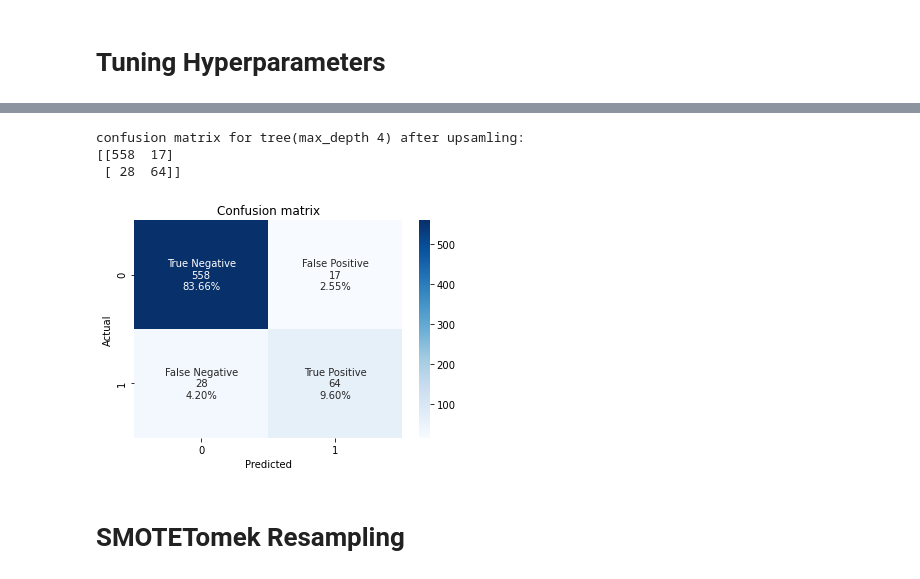
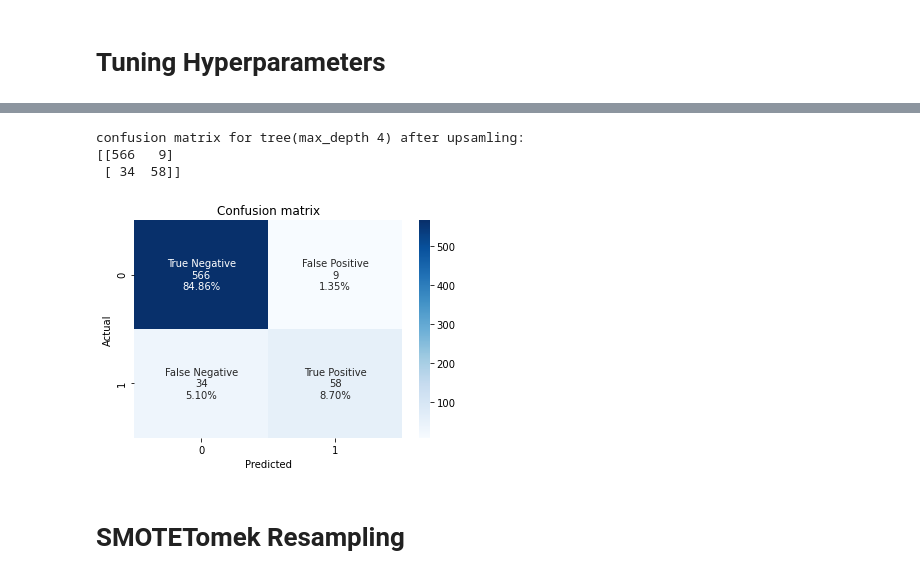
Before and after one commit to aschmirthan/TDT4173_project, a Jupyter notebook: DecisionTree.ipynb, the cells around one changed output, grey strips where cells are left out. Drawn from its saved outputs; the diff is of its cells as text; code cells hidden in the pictures.

```diff
--- a/DecisionTree.ipynb
+++ b/DecisionTree.ipynb
@@ -63,17 +83,0 @@ cv_method = RepeatedStratifiedKFold(n_splits=10,
-# %%
-df_classifier = DecisionTreeClassifier(random_state=5)
-
-params_DT = {'criterion': ['gini', 'entropy'],
-                  'splitter': ['best', 'random'],
-                  'max_depth': [1, 2, 3, 4, 5, 6, 7, 8],
-                  'max_features': [1, 2, 3, 4, 5 ,6],
-                 'min_samples_split': [2, 3, 4]}
-
-gs_DT = GridSearchCV(estimator=df_classifier,
-                     param_grid=params_DT,
-                     cv=cv_method,
-                     n_jobs=-1,
-                     verbose=1,
-                     scoring='f1')
-
-gs_DT.fit(X_train, y_train);
@@ -91,0 +84,23 @@ DecisionTreeClassifier(max_depth=6, max_features=6, random_state=5)
+# %%
+# KFold cross-validation
+
+cv_method = KFold(n_splits=10, shuffle=True, random_state=5)
+# %%
+def tuning_hyperparameters(cv_method=cv_method):
+    tune_tree = DecisionTreeClassifier(random_state=5)
+
+    dt_parameters = {'max_depth': range(1,11),
+                   'max_features': range(4,19)}
+
+    dt_gridSearch = GridSearchCV(tune_tree, dt_parameters,
+    cv=cv_method, n_jobs=-1,
+    verbose=True)
+
+    dt_gridSearch.fit(X_train, y_train);
+    return dt_gridSearch
+# %%
+# GrdiSearch for tuning hyperparameters
+
+gridSearch_tuned = tuning_hyperparameters()
+best_tuned_clf = gridSearch_tuned.best_estimator_
+gridSearch_tuned.best_estimator_
@@ -103,25 +127,12 @@ weighted avg       0.93      0.93      0.93       667
-# %%
-confusion_tree=confusion_matrix(y_test,  best_tuned_clf.predict(X_test))
-print("\nconfusion matrix for tree(max_depth 4) after upsamling:\n{}".format(confusion_tree))
-
-group_names = ["True Negative","False Positive","False Negative","True Positive"]
-group_counts = ["{0:0.0f}".format(value) for value in
-                confusion_tree.flatten()]
-group_percentages = ["{0:.2%}".format(value) for value in
-                     confusion_tree.flatten()/np.sum(confusion_tree)]
-labels = [f"{v1}\n{v2}\n{v3}" for v1, v2, v3 in
-          zip(group_names,group_counts,group_percentages)]
-labels = np.asarray(labels).reshape(2,2)
-sns_plot = sns.heatmap(confusion_tree, annot=labels, fmt="", cmap='Blues')
-sns_plot.set_title("Confusion matrix")
-sns_plot.set_xlabel("Predicted")
-sns_plot.set_ylabel("Actual")
-sns_plot.figure.savefig('images/dt/confusion_matrix_original_tuned.jpg')
-# %% [output]
-confusion matrix for tree(max_depth 4) after upsamling:
-[[558  17]
- [ 28  64]]
-[figure, removed]
+# %%
+# Visualize confusion matrix
+
+create_confusion_matrix(best_tuned_clf, y_test, X_test, "images/dt/confusion_matrix_original_tuned.jpg")
+# %% [output]
+confusion matrix for tree(max_depth 4) after upsamling:
+[[566   9]
+ [ 34  58]]
+[figure, added]
 # %% [markdown]
 # SMOTETomek Resampling
 # %%
```
Also changed, not shown: parts of 27 cells of this notebook, 10 other files.
